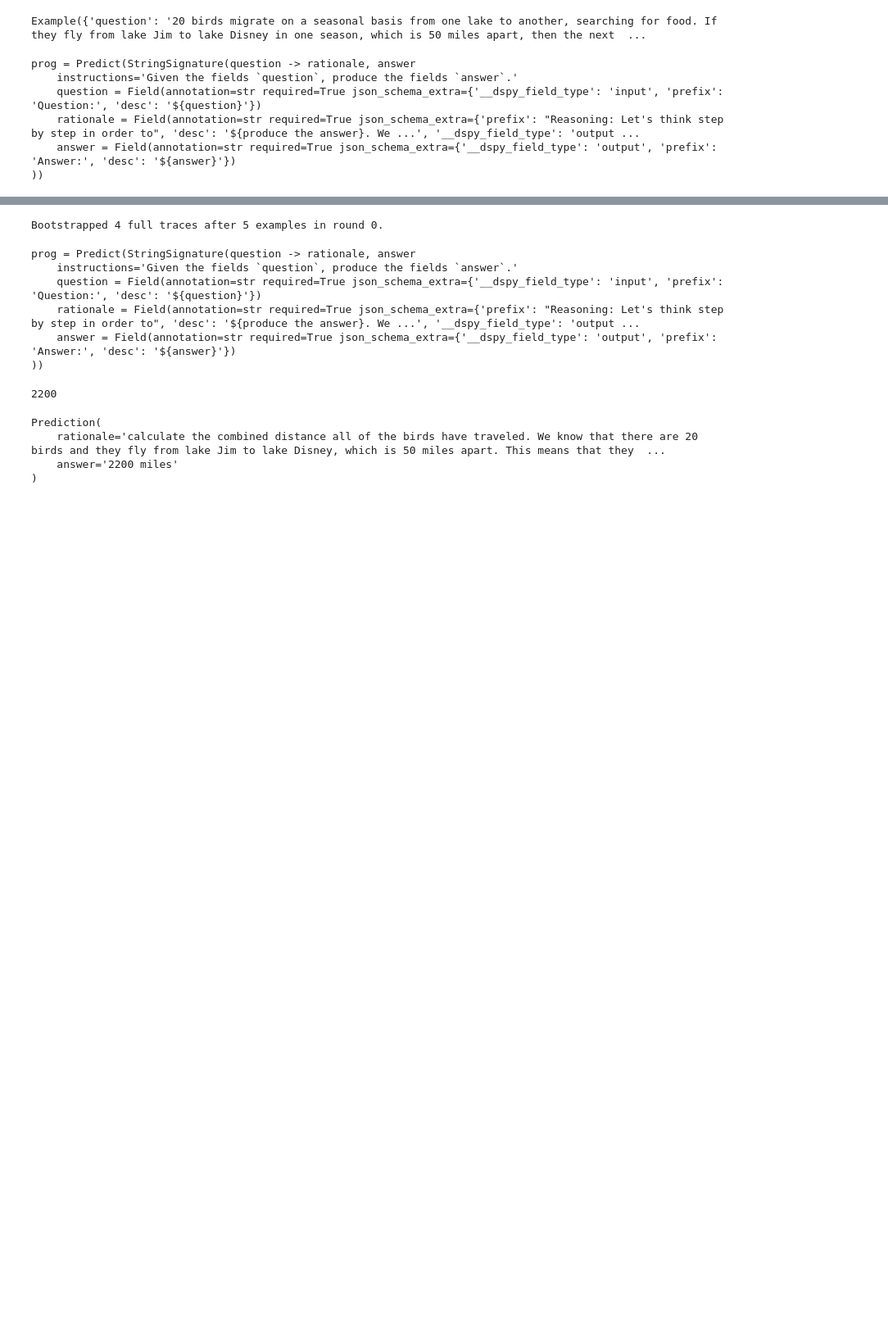
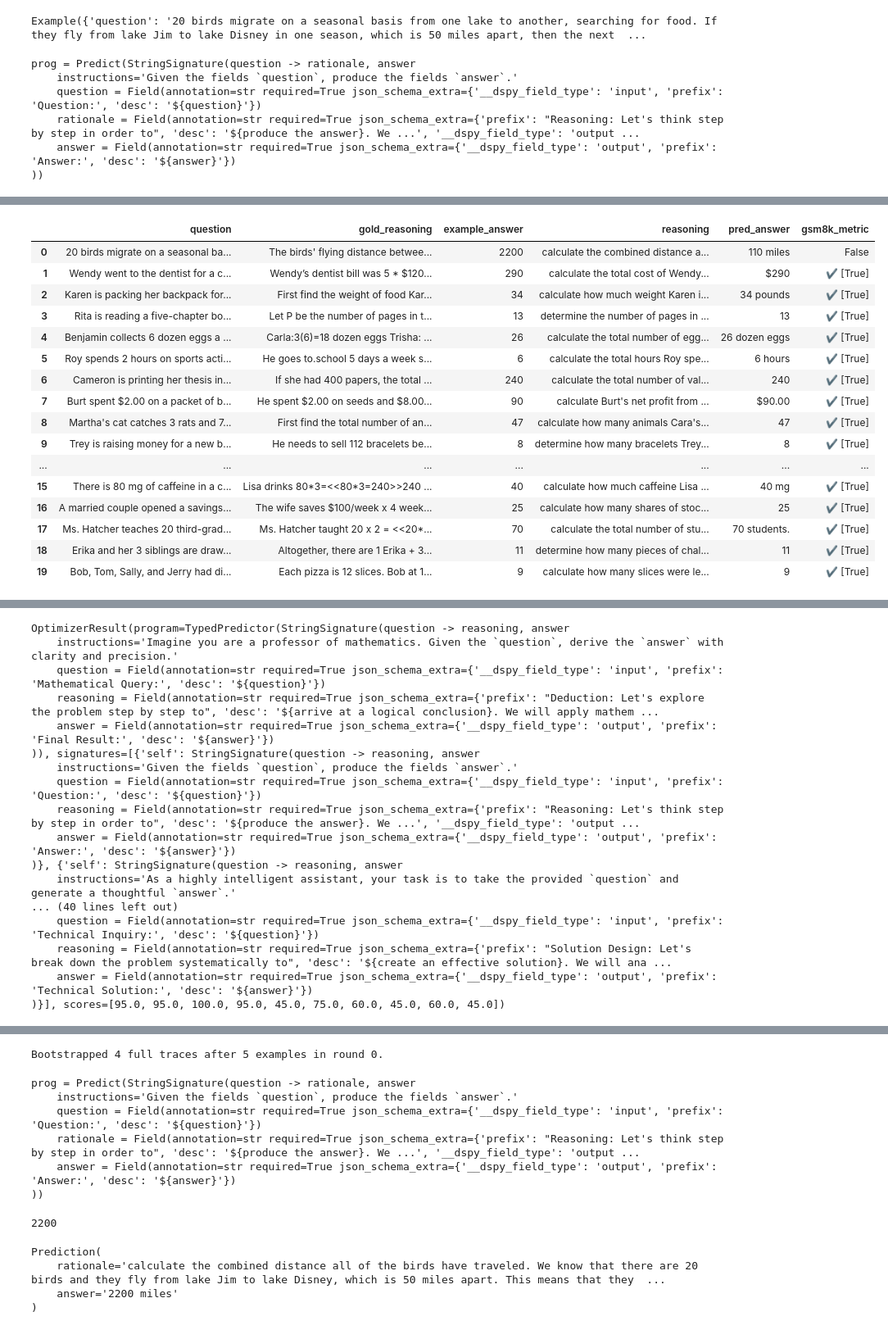
Before and after one commit to gg2001/prompt-playground, a Jupyter notebook: dspy/playground.ipynb, the cells around one changed output, grey strips where cells are left out. Shown at 82% size. Saved outputs shown, nothing was run; the diff lists cells and outputs as text; code cells hidden in the pictures; blank space fills up the shorter version.

```diff
--- a/dspy/playground.ipynb
+++ b/dspy/playground.ipynb
@@ -84,0 +117,25 @@ Answer: 110 miles
+# %%
+result = optimize_signature(
+    student=dspy.TypedChainOfThought("question -> answer"),
+    evaluator=evaluate,
+)
+
+result
+# %% [output]
+|  | question | gold_reasoning | example_answer | reasoning | pred_answer | gsm8k_metric |
+| 0 | 20 birds migrate on a seasonal ba... | The birds' flying distance betwee... | 2200 | calculate the combined distance a... | 110 miles | False |
+| 1 | Wendy went to the dentist for a c... | Wendy’s dentist bill was 5 * $120... | 290 | calculate the total cost of Wendy... | $290 | ✔️ [True] |
+| 2 | Karen is packing her backpack for... | First find the weight of food Kar... | 34 | calculate how much weight Karen i... | 34 pounds | ✔️ [True] |
+| 3 | Rita is reading a five-chapter bo... | Let P be the number of pages in t... | 13 | determine the number of pages in ... | 13 | ✔️ [True] |
+| 4 | Benjamin collects 6 dozen eggs a ... | Carla:3(6)=18 dozen eggs Trisha: ... | 26 | calculate the total number of egg... | 26 dozen eggs | ✔️ [True] |
+| 5 | Roy spends 2 hours on sports acti... | He goes to.school 5 days a week s... | 6 | calculate the total hours Roy spe... | 6 hours | ✔️ [True] |
+| 6 | Cameron is printing her thesis in... | If she had 400 papers, the total ... | 240 | calculate the total number of val... | 240 | ✔️ [True] |
+| 7 | Burt spent $2.00 on a packet of b... | He spent $2.00 on seeds and $8.00... | 90 | calculate Burt's net profit from ... | $90.00 | ✔️ [True] |
+| 8 | Martha's cat catches 3 rats and 7... | First find the total number of an... | 47 | calculate how many animals Cara's... | 47 | ✔️ [True] |
+| 9 | Trey is raising money for a new b... | He needs to sell 112 bracelets be... | 8 | determine how many bracelets Trey... | 8 | ✔️ [True] |
+| ... | ... | ... | ... | ... | ... | ... |
+| 15 | There is 80 mg of caffeine in a c... | Lisa drinks 80*3=<<80*3=240>>240 ... | 40 | calculate how much caffeine Lisa ... | 40 mg | ✔️ [True] |
+| 16 | A married couple opened a savings... | The wife saves $100/week x 4 week... | 25 | calculate how many shares of stoc... | 25 | ✔️ [True] |
+| 17 | Ms. Hatcher teaches 20 third-grad... | Ms. Hatcher taught 20 x 2 = <<20*... | 70 | calculate the total number of stu... | 70 students. | ✔️ [True] |
+| 18 | Erika and her 3 siblings are draw... | Altogether, there are 1 Erika + 3... | 11 | determine how many pieces of chal... | 11 | ✔️ [True] |
+| 19 | Bob, Tom, Sally, and Jerry had di... | Each pizza is 12 slices. Bob at 1... | 9 | calculate how many slices were le... | 9 | ✔️ [True] |
@@ -84,0 +295,17 @@ Answer: 110 miles
+OptimizerResult(program=TypedPredictor(StringSignature(question -> reasoning, answer
+    instructions='Imagine you are a professor of mathematics. Given the `question`, derive the `answer` with clarity and precision.'
+    question = Field(annotation=str required=True json_schema_extra={'__dspy_field_type': 'input', 'prefix': 'Mathematical Query:', 'desc': '${question}'})
+    reasoning = Field(annotation=str required=True json_schema_extra={'prefix': "Deduction: Let's explore the problem step by step to", 'desc': '${arrive at a logical conclusion}. We will apply mathem ...
+    answer = Field(annotation=str required=True json_schema_extra={'__dspy_field_type': 'output', 'prefix': 'Final Result:', 'desc': '${answer}'})
+)), signatures=[{'self': StringSignature(question -> reasoning, answer
+    instructions='Given the fields `question`, produce the fields `answer`.'
+    question = Field(annotation=str required=True json_schema_extra={'__dspy_field_type': 'input', 'prefix': 'Question:', 'desc': '${question}'})
+    reasoning = Field(annotation=str required=True json_schema_extra={'prefix': "Reasoning: Let's think step by step in order to", 'desc': '${produce the answer}. We ...', '__dspy_field_type': 'output ...
+    answer = Field(annotation=str required=True json_schema_extra={'__dspy_field_type': 'output', 'prefix': 'Answer:', 'desc': '${answer}'})
+)}, {'self': StringSignature(question -> reasoning, answer
+    instructions='As a highly intelligent assistant, your task is to take the provided `question` and generate a thoughtful `answer`.'
+... (40 lines left out)
+    question = Field(annotation=str required=True json_schema_extra={'__dspy_field_type': 'input', 'prefix': 'Technical Inquiry:', 'desc': '${question}'})
+    reasoning = Field(annotation=str required=True json_schema_extra={'prefix': "Solution Design: Let's break down the problem systematically to", 'desc': '${create an effective solution}. We will ana ...
+    answer = Field(annotation=str required=True json_schema_extra={'__dspy_field_type': 'output', 'prefix': 'Technical Solution:', 'desc': '${answer}'})
+)}], scores=[95.0, 95.0, 100.0, 95.0, 45.0, 75.0, 60.0, 45.0, 60.0, 45.0])
```
Also changed, not shown: parts of 12 cells of this notebook, 1 other file.
